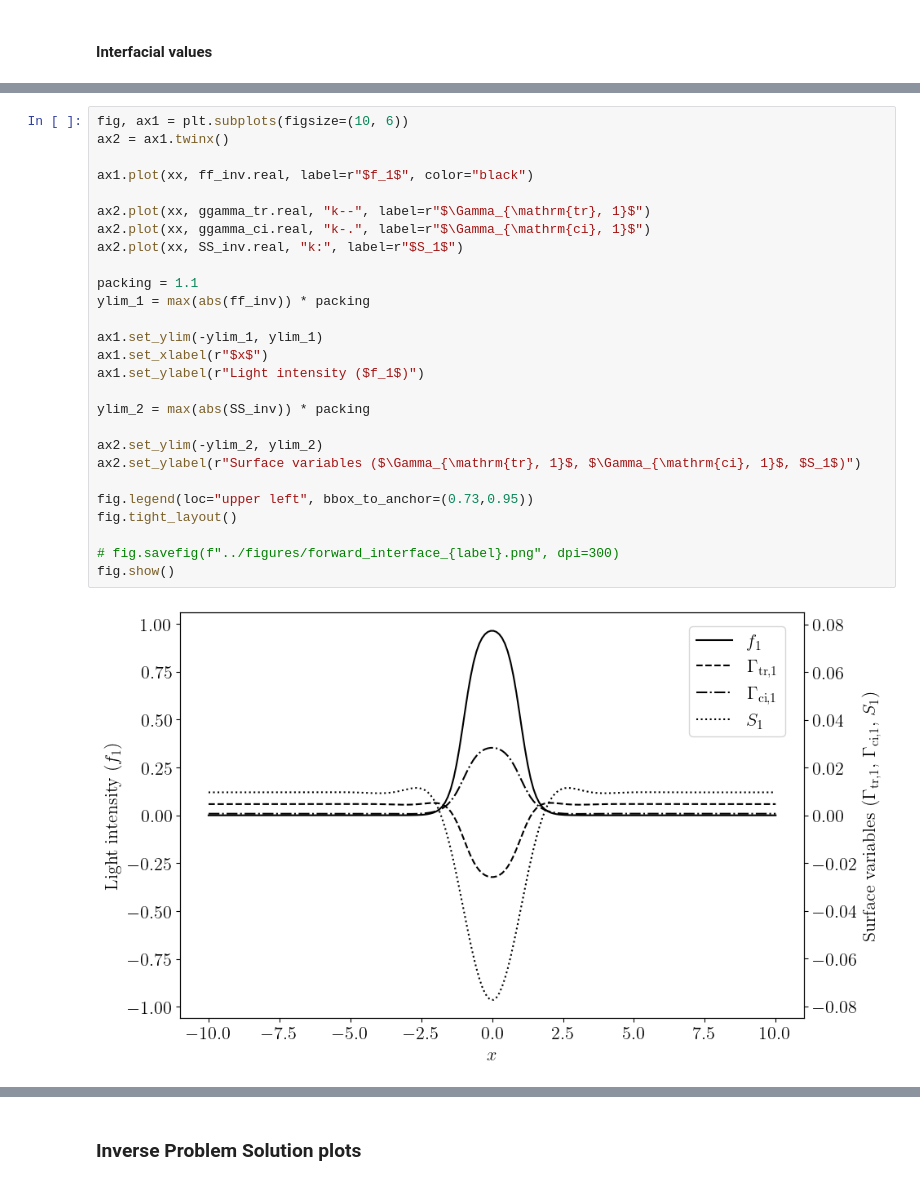
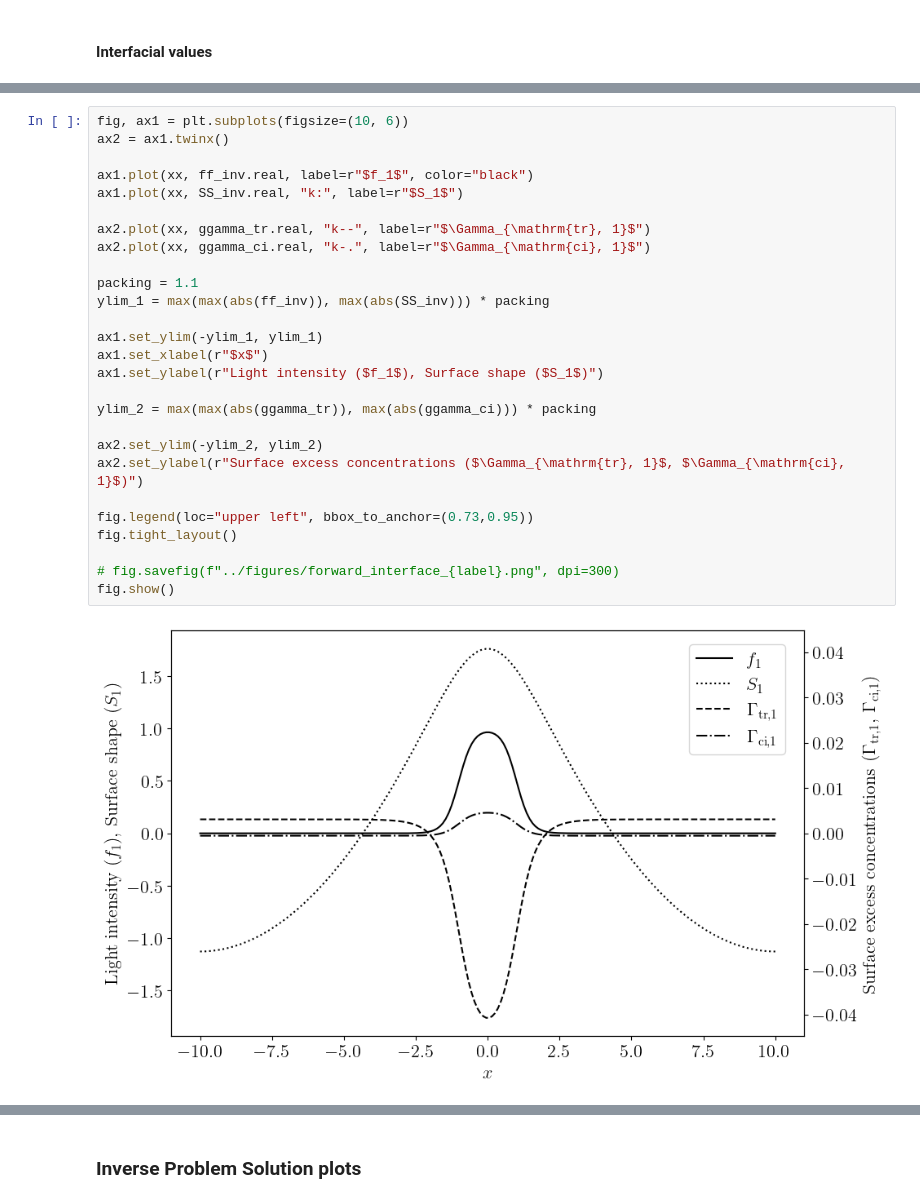
Before and after one commit to NiallOswald/photosurfactant, a Jupyter notebook: notebooks/linearised.ipynb, the cells around one changed output, grey strips where cells are left out. Drawn from its saved outputs; the diff is of its cells as text.

```diff
--- a/notebooks/linearised.ipynb
+++ b/notebooks/linearised.ipynb
@@ -426,32 +426,32 @@ plt.show()
 # %%
 fig, ax1 = plt.subplots(figsize=(10, 6))
 ax2 = ax1.twinx()
 
 ax1.plot(xx, ff_inv.real, label=r"$f_1$", color="black")
+ax1.plot(xx, SS_inv.real, "k:", label=r"$S_1$")
 
 ax2.plot(xx, ggamma_tr.real, "k--", label=r"$\Gamma_{\mathrm{tr}, 1}$")
 ax2.plot(xx, ggamma_ci.real, "k-.", label=r"$\Gamma_{\mathrm{ci}, 1}$")
-ax2.plot(xx, SS_inv.real, "k:", label=r"$S_1$")
 
 packing = 1.1
-ylim_1 = max(abs(ff_inv)) * packing
+ylim_1 = max(max(abs(ff_inv)), max(abs(SS_inv))) * packing
 
 ax1.set_ylim(-ylim_1, ylim_1)
 ax1.set_xlabel(r"$x$")
-ax1.set_ylabel(r"Light intensity ($f_1$)")
+ax1.set_ylabel(r"Light intensity ($f_1$), Surface shape ($S_1$)")
 
-ylim_2 = max(abs(SS_inv)) * packing
+ylim_2 = max(max(abs(ggamma_tr)), max(abs(ggamma_ci))) * packing
 
 ax2.set_ylim(-ylim_2, ylim_2)
-ax2.set_ylabel(r"Surface variables ($\Gamma_{\mathrm{tr}, 1}$, $\Gamma_{\mathrm{ci}, 1}$, $S_1$)")
+ax2.set_ylabel(r"Surface excess concentrations ($\Gamma_{\mathrm{tr}, 1}$, $\Gamma_{\mathrm{ci}, 1}$)")
 
 fig.legend(loc="upper left", bbox_to_anchor=(0.73,0.95))
 fig.tight_layout()
 
 # fig.savefig(f"../figures/forward_interface_{label}.png", dpi=300)
 fig.show()
 # %% [output]
-[figure, old version]
+[figure, new version]
 # %%
 plt.figure(figsize=(8, 6))
 plt.plot(xx, ttension.real, "k-")
```
Also changed, not shown: parts of 19 cells of this notebook, 49 other files.
